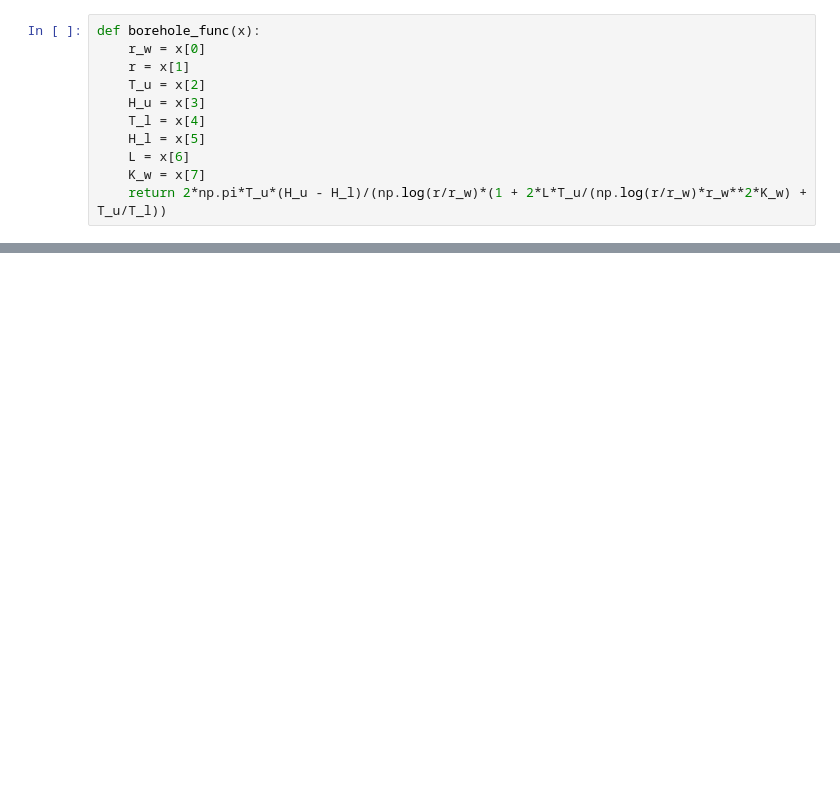
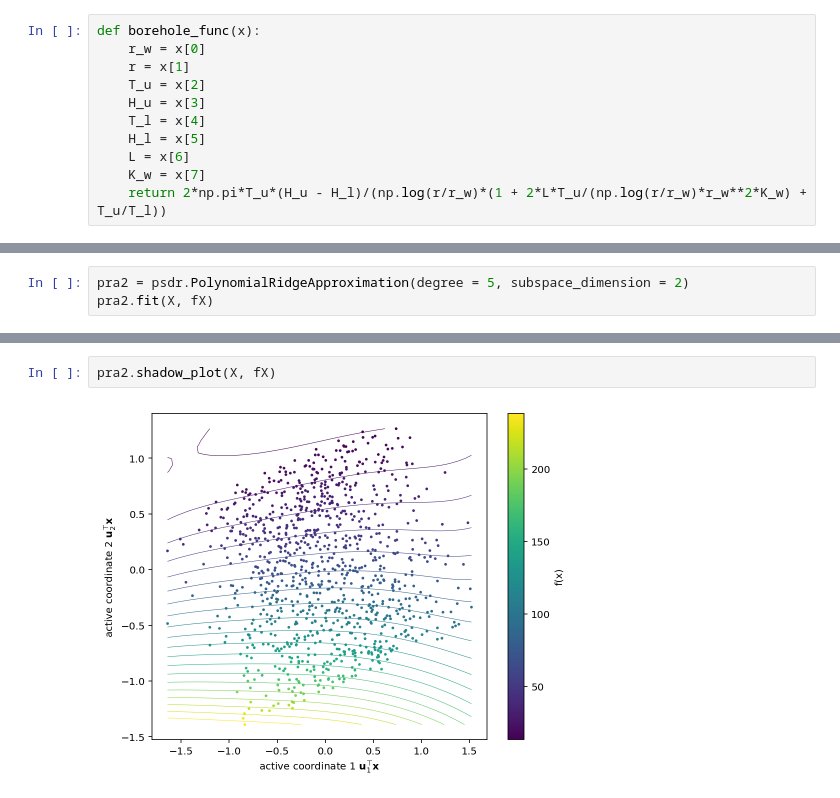
Before and after one commit to jeffrey-hokanson/PSDR, a Jupyter notebook: docs/source/borehole.ipynb, the cells around one changed output, grey strips where cells are left out. Cells and saved outputs as stored; diff of their text form; blank space fills up the shorter version.

```diff
--- a/docs/source/borehole.ipynb
+++ b/docs/source/borehole.ipynb
@@ -75,0 +114,3 @@ borehole = psdr.WrapperFunction(borehole_func, borehole_domain)
+# %%
+pra2 = psdr.PolynomialRidgeApproximation(degree = 5, subspace_dimension = 2)
+pra2.fit(X, fX)
@@ -75,0 +128,4 @@ borehole = psdr.WrapperFunction(borehole_func, borehole_domain)
+# %%
+pra2.shadow_plot(X, fX)
+# %% [output]
+[figure, added]
```
Also changed, not shown: parts of 15 cells of this notebook.
